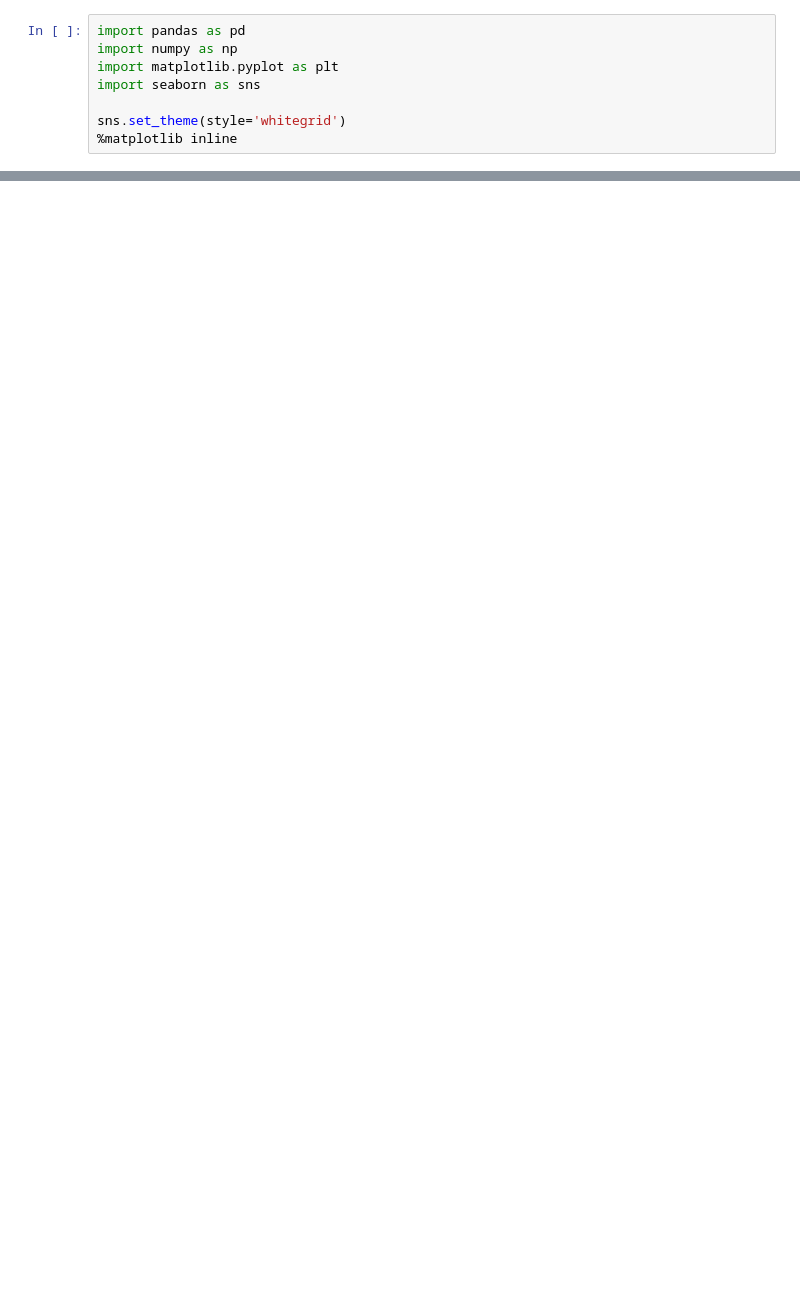
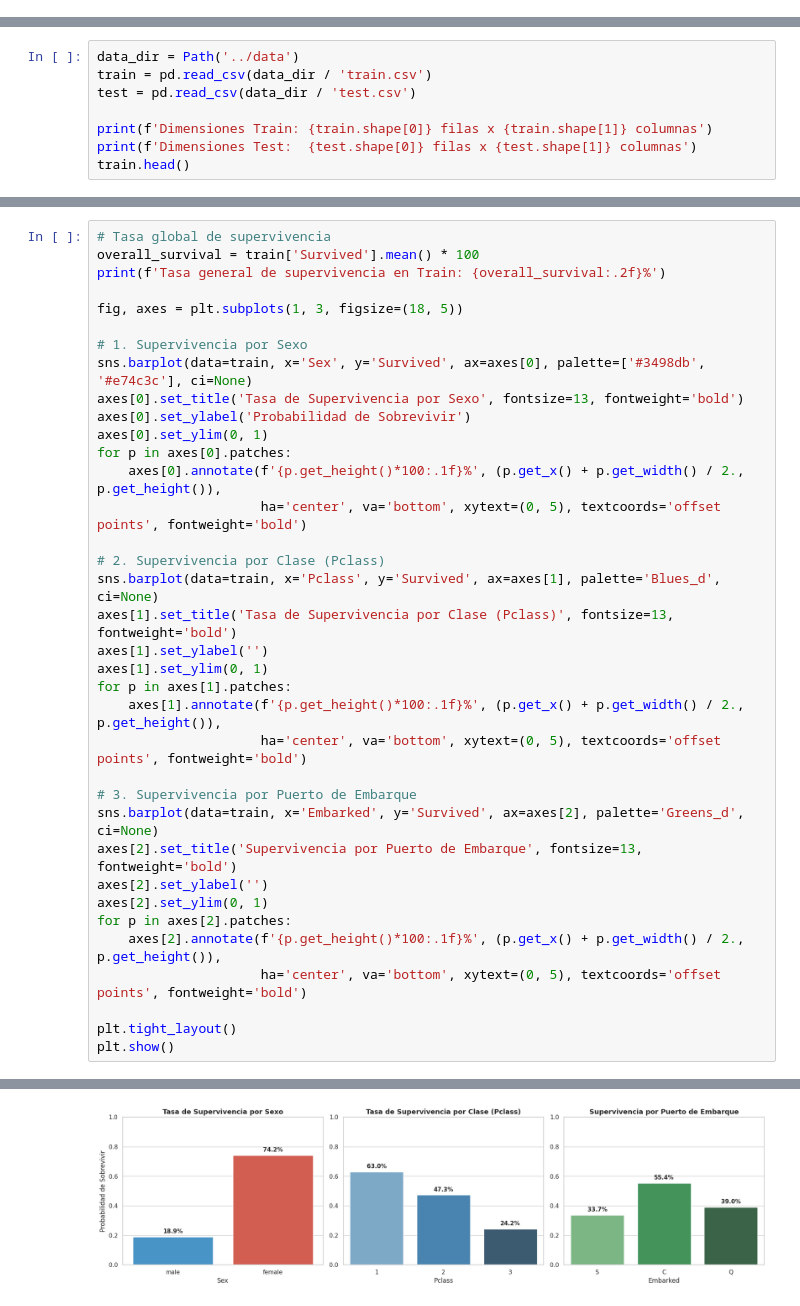
Before and after one commit to krailynd/titanic-eda-kaggle, a Jupyter notebook: notebooks/01_eda_titanic.ipynb, the cells around one changed output, grey strips where cells are left out. Drawn from its saved outputs; the diff is of its cells as text; blank space fills up the shorter version.

```diff
--- a/notebooks/01_eda_titanic.ipynb
+++ b/notebooks/01_eda_titanic.ipynb
@@ -8,8 +0,0 @@ Datos: descargar de https://www.kaggle.com/competitions/titanic/data → carpeta
-# %%
-import pandas as pd
-import numpy as np
-import matplotlib.pyplot as plt
-import seaborn as sns
-
-sns.set_theme(style='whitegrid')
-%matplotlib inline
@@ -85,0 +48,8 @@ Encoding de categóricas (`Sex`, `Embarked`) y selección de columnas para el mo
+# %%
+data_dir = Path('../data')
+train = pd.read_csv(data_dir / 'train.csv')
+test = pd.read_csv(data_dir / 'test.csv')
+
+print(f'Dimensiones Train: {train.shape[0]} filas x {train.shape[1]} columnas')
+print(f'Dimensiones Test:  {test.shape[0]} filas x {test.shape[1]} columnas')
+train.head()
@@ -85,0 +146,37 @@ Encoding de categóricas (`Sex`, `Embarked`) y selección de columnas para el mo
+# %%
+# Tasa global de supervivencia
+overall_survival = train['Survived'].mean() * 100
+print(f'Tasa general de supervivencia en Train: {overall_survival:.2f}%')
+
+fig, axes = plt.subplots(1, 3, figsize=(18, 5))
+
+# 1. Supervivencia por Sexo
+sns.barplot(data=train, x='Sex', y='Survived', ax=axes[0], palette=['#3498db', '#e74c3c'], ci=None)
+axes[0].set_title('Tasa de Supervivencia por Sexo', fontsize=13, fontweight='bold')
+axes[0].set_ylabel('Probabilidad de Sobrevivir')
+axes[0].set_ylim(0, 1)
+for p in axes[0].patches:
+    axes[0].annotate(f'{p.get_height()*100:.1f}%', (p.get_x() + p.get_width() / 2., p.get_height()),
+                     ha='center', va='bottom', xytext=(0, 5), textcoords='offset points', fontweight='bold')
+
+# 2. Supervivencia por Clase (Pclass)
+sns.barplot(data=train, x='Pclass', y='Survived', ax=axes[1], palette='Blues_d', ci=None)
+axes[1].set_title('Tasa de Supervivencia por Clase (Pclass)', fontsize=13, fontweight='bold')
+axes[1].set_ylabel('')
+axes[1].set_ylim(0, 1)
+for p in axes[1].patches:
+    axes[1].annotate(f'{p.get_height()*100:.1f}%', (p.get_x() + p.get_width() / 2., p.get_height()),
+                     ha='center', va='bottom', xytext=(0, 5), textcoords='offset points', fontweight='bold')
+
+# 3. Supervivencia por Puerto de Embarque
+sns.barplot(data=train, x='Embarked', y='Survived', ax=axes[2], palette='Greens_d', ci=None)
+axes[2].set_title('Supervivencia por Puerto de Embarque', fontsize=13, fontweight='bold')
+axes[2].set_ylabel('')
+axes[2].set_ylim(0, 1)
+for p in axes[2].patches:
+    axes[2].annotate(f'{p.get_height()*100:.1f}%', (p.get_x() + p.get_width() / 2., p.get_height()),
+                     ha='center', va='bottom', xytext=(0, 5), textcoords='offset points', fontweight='bold')
+
+plt.tight_layout()
+plt.show()
+# %% [output]
@@ -85,0 +201 @@ Encoding de categóricas (`Sex`, `Embarked`) y selección de columnas para el mo
+[figure, added]
```
Also changed, not shown: parts of 48 cells of this notebook.
